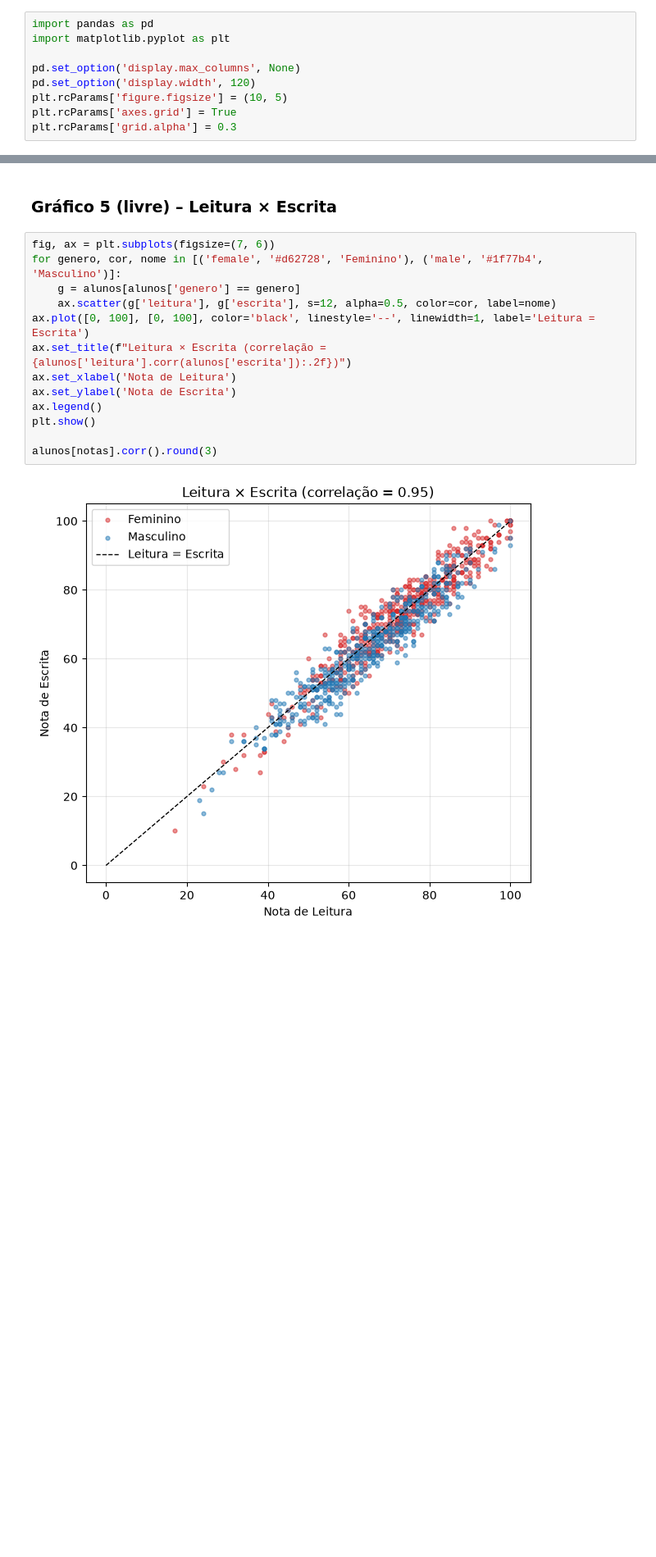
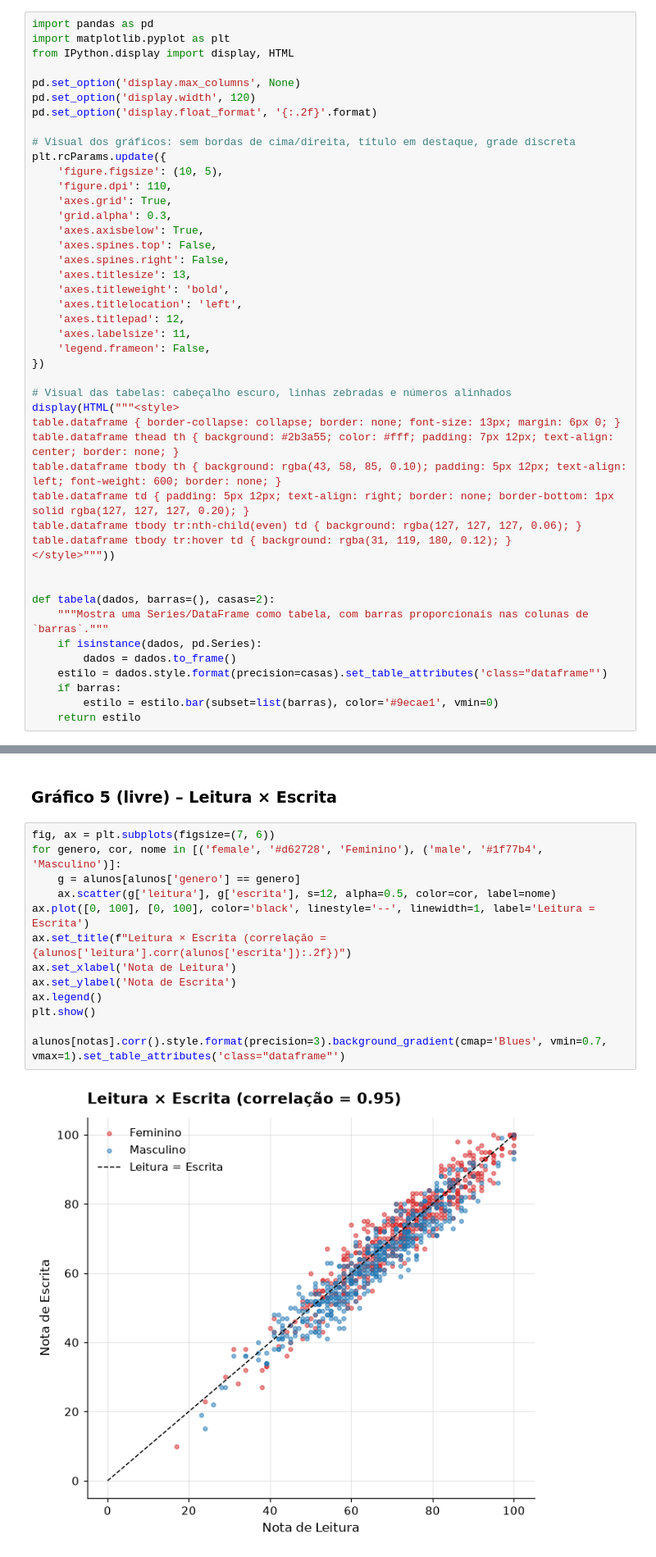
Before and after one commit to gabrielcortezspr/Ciencia-de-Dados, a Jupyter notebook: TP1.ipynb, the cells around one changed output, grey strips where cells are left out. Shown at 82% size. Saved outputs shown, nothing was run; the diff lists cells and outputs as text; blank space fills up the shorter version.

```diff
--- a/TP1.ipynb
+++ b/TP1.ipynb
@@ -43,12 +13,48 @@ Ambiente pronto – Python 3.14.6
 # %%
 import pandas as pd
 import matplotlib.pyplot as plt
+from IPython.display import display, HTML
 
 pd.set_option('display.max_columns', None)
 pd.set_option('display.width', 120)
-plt.rcParams['figure.figsize'] = (10, 5)
-plt.rcParams['axes.grid'] = True
-plt.rcParams['grid.alpha'] = 0.3
+pd.set_option('display.float_format', '{:.2f}'.format)
+
+# Visual dos gráficos: sem bordas de cima/direita, título em destaque, grade discreta
+plt.rcParams.update({
+    'figure.figsize': (10, 5),
+    'figure.dpi': 110,
+    'axes.grid': True,
+    'grid.alpha': 0.3,
+    'axes.axisbelow': True,
+    'axes.spines.top': False,
+    'axes.spines.right': False,
+    'axes.titlesize': 13,
+    'axes.titleweight': 'bold',
+    'axes.titlelocation': 'left',
+    'axes.titlepad': 12,
+    'axes.labelsize': 11,
+    'legend.frameon': False,
+})
+
+# Visual das tabelas: cabeçalho escuro, linhas zebradas e números alinhados
+display(HTML("""<style>
+table.dataframe { border-collapse: collapse; border: none; font-size: 13px; margin: 6px 0; }
+table.dataframe thead th { background: #2b3a55; color: #fff; padding: 7px 12px; text-align: center; border: none; }
+table.dataframe tbody th { background: rgba(43, 58, 85, 0.10); padding: 5px 12px; text-align: left; font-weight: 600; border: none; }
+table.dataframe td { padding: 5px 12px; text-align: right; border: none; border-bottom: 1px solid rgba(127, 127, 127, 0.20); }
+table.dataframe tbody tr:nth-child(even) td { background: rgba(127, 127, 127, 0.06); }
+table.dataframe tbody tr:hover td { background: rgba(31, 119, 180, 0.12); }
+</style>"""))
+
+
+def tabela(dados, barras=(), casas=2):
+    """Mostra uma Series/DataFrame como tabela, com barras proporcionais nas colunas de `barras`."""
+    if isinstance(dados, pd.Series):
+        dados = dados.to_frame()
+    estilo = dados.style.format(precision=casas).set_table_attributes('class="dataframe"')
+    if barras:
+        estilo = estilo.bar(subset=list(barras), color='#9ecae1', vmin=0)
+    return estilo
 # %% [markdown]
 ---
 # 1. Netflix – conhecendo e preparando os dados
@@ -920,18 +936,18 @@ e menor em **Matemática** (~5,6 pontos). Por ser uma análise descritiva, não
 # %%
 fig, ax = plt.subplots(figsize=(7, 6))
 for genero, cor, nome in [('female', '#d62728', 'Feminino'), ('male', '#1f77b4', 'Masculino')]:
     g = alunos[alunos['genero'] == genero]
     ax.scatter(g['leitura'], g['escrita'], s=12, alpha=0.5, color=cor, label=nome)
 ax.plot([0, 100], [0, 100], color='black', linestyle='--', linewidth=1, label='Leitura = Escrita')
 ax.set_title(f"Leitura × Escrita (correlação = {alunos['leitura'].corr(alunos['escrita']):.2f})")
 ax.set_xlabel('Nota de Leitura')
 ax.set_ylabel('Nota de Escrita')
 ax.legend()
 plt.show()
 
-alunos[notas].corr().round(3)
+alunos[notas].corr().style.format(precision=3).background_gradient(cmap='Blues', vmin=0.7, vmax=1).set_table_attributes('class="dataframe"')
 # %% [output]
-[figure, old version]
+[figure, new version]
 |  | matematica | leitura | escrita |
 | matematica | 1.000 | 0.818 | 0.803 |
 | leitura | 0.818 | 1.000 | 0.955 |
```
Also changed, not shown: parts of 46 cells of this notebook, 2 other files.
